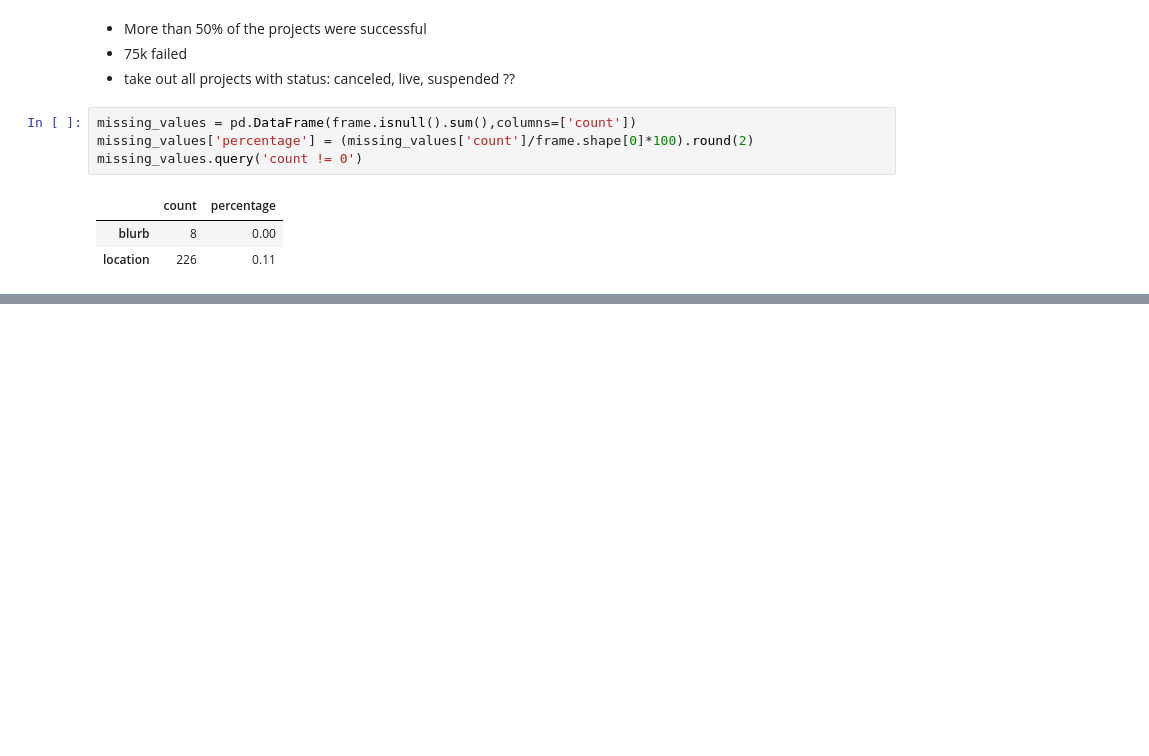
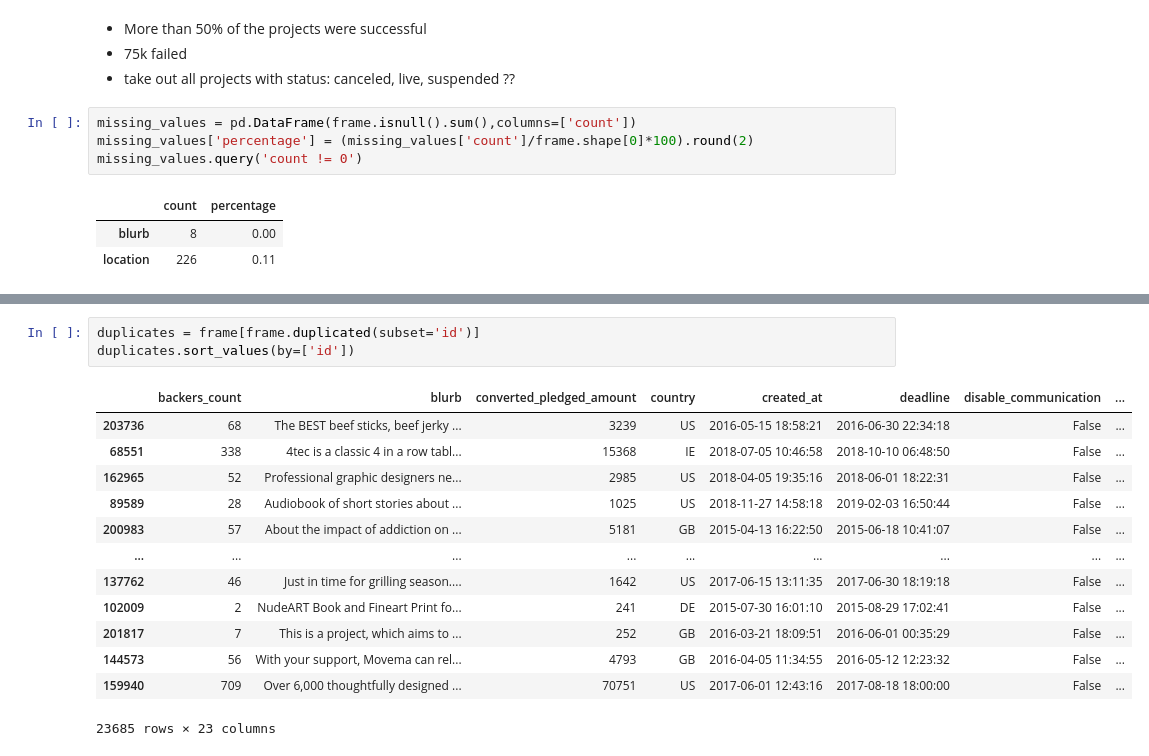
Before and after one commit to yvesgl1/kickstar, a Jupyter notebook: notebooks/EDA_Juliane.ipynb, the cells around one changed output, grey strips where cells are left out. Drawn from its saved outputs; the diff is of its cells as text; blank space fills up the shorter version.

```diff
--- a/notebooks/EDA_Juliane.ipynb
+++ b/notebooks/EDA_Juliane.ipynb
@@ -140,0 +381,17 @@ missing_values.query('count != 0')
+# %%
+duplicates = frame[frame.duplicated(subset='id')]
+duplicates.sort_values(by=['id'])
+# %% [output]
+|  | backers_count | blurb | converted_pledged_amount | country | created_at | deadline | disable_communication | ... |
+| 203736 | 68 | The BEST beef sticks, beef jerky ... | 3239 | US | 2016-05-15 18:58:21 | 2016-06-30 22:34:18 | False | ... |
+| 68551 | 338 | 4tec is a classic 4 in a row tabl... | 15368 | IE | 2018-07-05 10:46:58 | 2018-10-10 06:48:50 | False | ... |
+| 162965 | 52 | Professional graphic designers ne... | 2985 | US | 2018-04-05 19:35:16 | 2018-06-01 18:22:31 | False | ... |
+| 89589 | 28 | Audiobook of short stories about ... | 1025 | US | 2018-11-27 14:58:18 | 2019-02-03 16:50:44 | False | ... |
+| 200983 | 57 | About the impact of addiction on ... | 5181 | GB | 2015-04-13 16:22:50 | 2015-06-18 10:41:07 | False | ... |
+| ... | ... | ... | ... | ... | ... | ... | ... | ... |
+| 137762 | 46 | Just in time for grilling season.... | 1642 | US | 2017-06-15 13:11:35 | 2017-06-30 18:19:18 | False | ... |
+| 102009 | 2 | NudeART Book and Fineart Print fo... | 241 | DE | 2015-07-30 16:01:10 | 2015-08-29 17:02:41 | False | ... |
+| 201817 | 7 | This is a project, which aims to ... | 252 | GB | 2016-03-21 18:09:51 | 2016-06-01 00:35:29 | False | ... |
+| 144573 | 56 | With your support, Movema can rel... | 4793 | GB | 2016-04-05 11:34:55 | 2016-05-12 12:23:32 | False | ... |
+| 159940 | 709 | Over 6,000 thoughtfully designed ... | 70751 | US | 2017-06-01 12:43:16 | 2017-08-18 18:00:00 | False | ... |
+23685 rows × 23 columns
```
Also changed, not shown: parts of 29 cells of this notebook.
